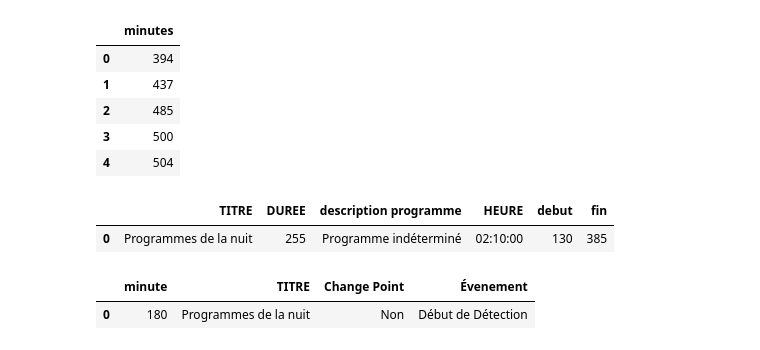
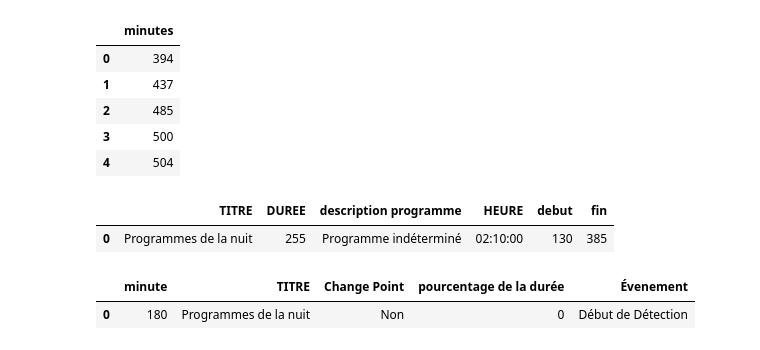
Before and after one commit to Frayal/Stage, a Jupyter notebook: ProgrammesTV/onlinetreatment.ipynb, the cells around one changed output. Drawn from its saved outputs; the diff is of its cells as text; code cells hidden in the pictures.

Commit message:
More rules for Online treatments

```diff
--- a/ProgrammesTV/onlinetreatment.ipynb
+++ b/ProgrammesTV/onlinetreatment.ipynb
@@ -75,27 +75,29 @@ begin
 # %%
 
 
 verbose = True
-
+label = []
 #Initialisation des Variables
 index_CP = 0
-index_PTV = 0
+index_PTV = PTV.shape[0]-1
 ##############
 lastCP = 200
 lastPub= 0
 lastend = 130
 lastduree = 255
 planifiedend = 385
+begin = True
 #Initialisation du NewPTV
 OnlinePTV = pd.DataFrame()
 OnlinePTV['minute'] = [180]
 OnlinePTV['TITRE'] = 'Programmes de la nuit'
 OnlinePTV['Change Point'] = 'Non'
+OnlinePTV['pourcentage de la durée'] = 0
 OnlinePTV['Évenement'] = 'Début de Détection'
 OnlinePTV
 # %% [output]
-|  | minute | TITRE | Change Point | Évenement |
-| 0 | 180 | Programmes de la nuit | Non | Début de Détection |
+|  | minute | TITRE | Change Point | pourcentage de la durée | Évenement |
+| 0 | 180 | Programmes de la nuit | Non | 0 | Début de Détection |
 # %%
 
 
```
Also changed, not shown: parts of 2 cells of this notebook.
